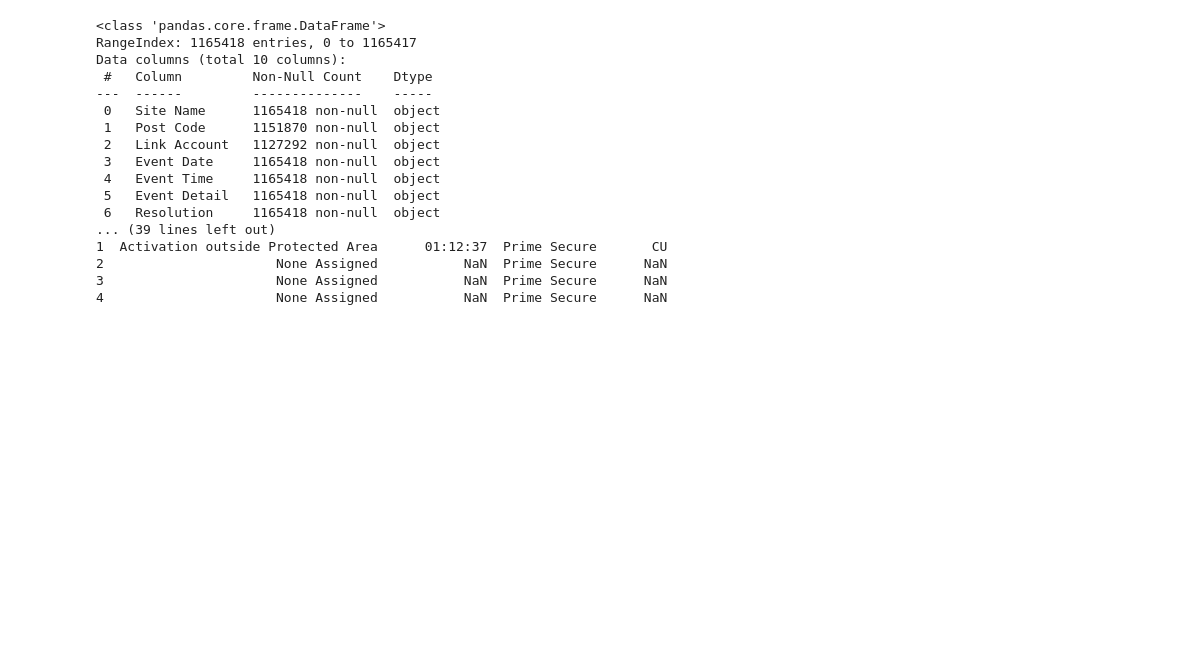
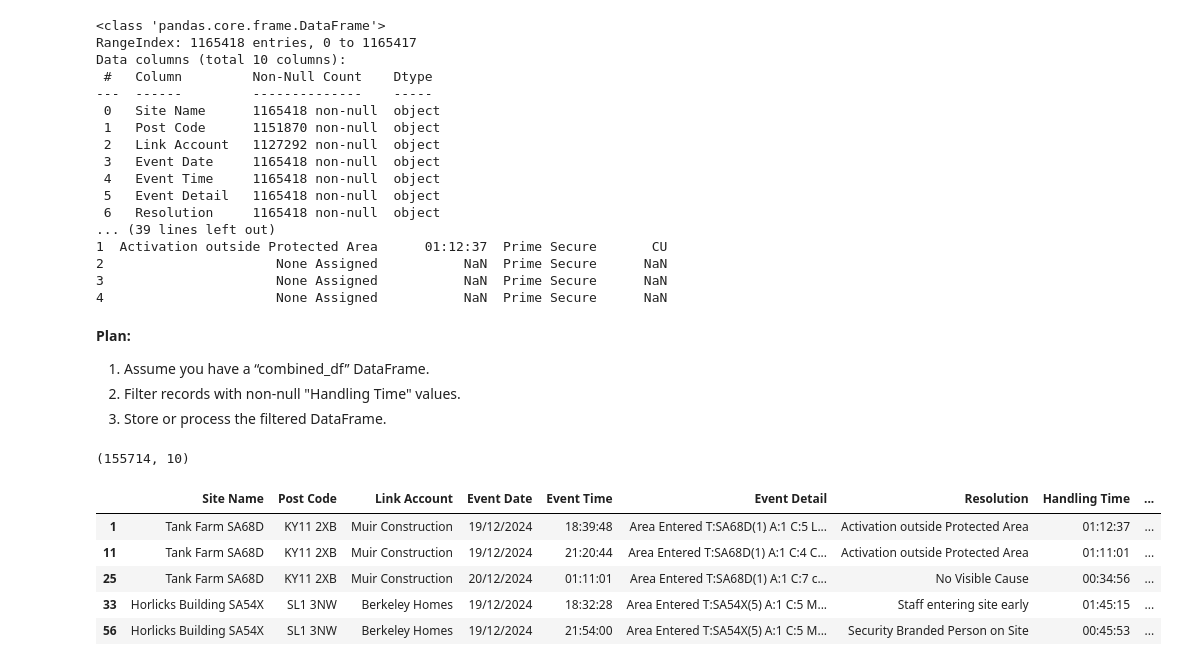
Before and after one commit to kabeermotwani/Monitoring-Station, a Jupyter notebook: MS works.ipynb, the cells around one changed output. Drawn from its saved outputs; the diff is of its cells as text; code cells hidden in the pictures; blank space fills up the shorter version.

```diff
--- a/MS works.ipynb
+++ b/MS works.ipynb
@@ -126,3 +126,20 @@ Data columns (total 10 columns):
 2                      None Assigned           NaN  Prime Secure      NaN
 3                      None Assigned           NaN  Prime Secure      NaN
 4                      None Assigned           NaN  Prime Secure      NaN
+# %% [markdown]
+**Plan:**
+1. Assume you have a “combined_df” DataFrame.
+2. Filter records with non-null "Handling Time" values.
+3. Store or process the filtered DataFrame.
+# %%
+filtered_df = combined_df[combined_df['Handling Time'].notna()]
+print(filtered_df.shape)
+filtered_df.head()
+# %% [output]
+(155714, 10)
+|  | Site Name | Post Code | Link Account | Event Date | Event Time | Event Detail | Resolution | Handling Time | ... |
+| 1 | Tank Farm SA68D | KY11 2XB | Muir Construction | 19/12/2024 | 18:39:48 | Area Entered T:SA68D(1) A:1 C:5 L... | Activation outside Protected Area | 01:12:37 | ... |
+| 11 | Tank Farm SA68D | KY11 2XB | Muir Construction | 19/12/2024 | 21:20:44 | Area Entered T:SA68D(1) A:1 C:4 C... | Activation outside Protected Area | 01:11:01 | ... |
+| 25 | Tank Farm SA68D | KY11 2XB | Muir Construction | 20/12/2024 | 01:11:01 | Area Entered T:SA68D(1) A:1 C:7 c... | No Visible Cause | 00:34:56 | ... |
+| 33 | Horlicks Building SA54X | SL1 3NW | Berkeley Homes | 19/12/2024 | 18:32:28 | Area Entered T:SA54X(5) A:1 C:5 M... | Staff entering site early | 01:45:15 | ... |
+| 56 | Horlicks Building SA54X | SL1 3NW | Berkeley Homes | 19/12/2024 | 21:54:00 | Area Entered T:SA54X(5) A:1 C:5 M... | Security Branded Person on Site | 00:45:53 | ... |
```
Also changed, not shown: parts of 3 cells of this notebook.
